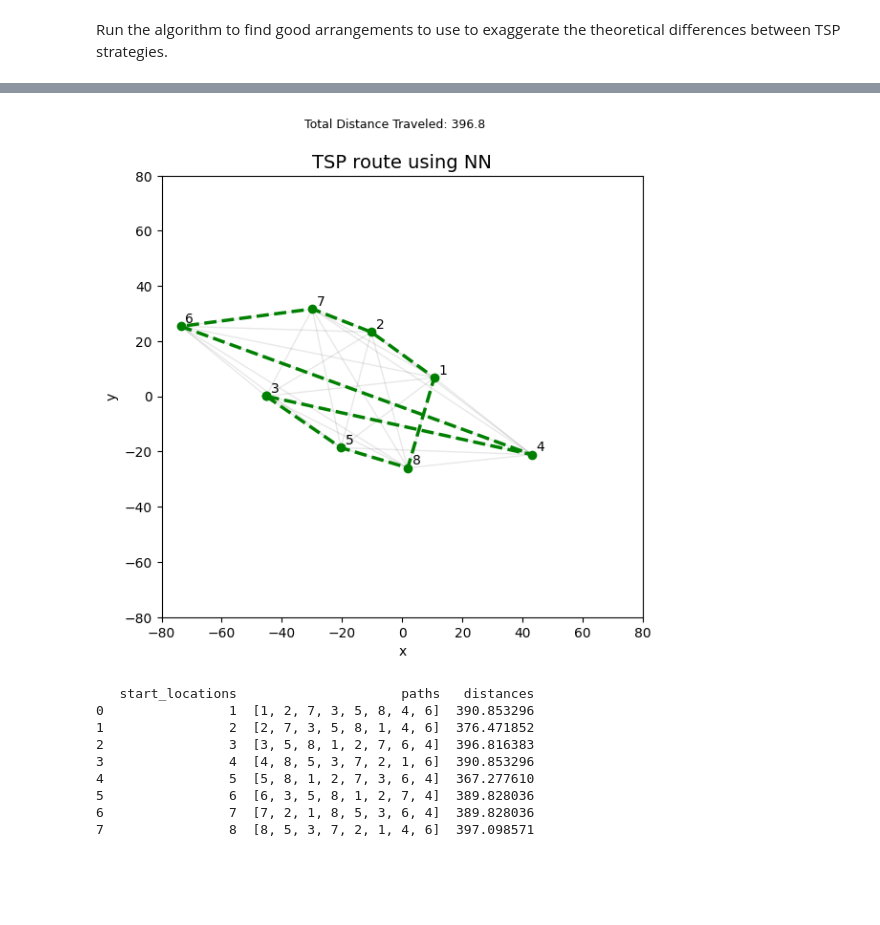
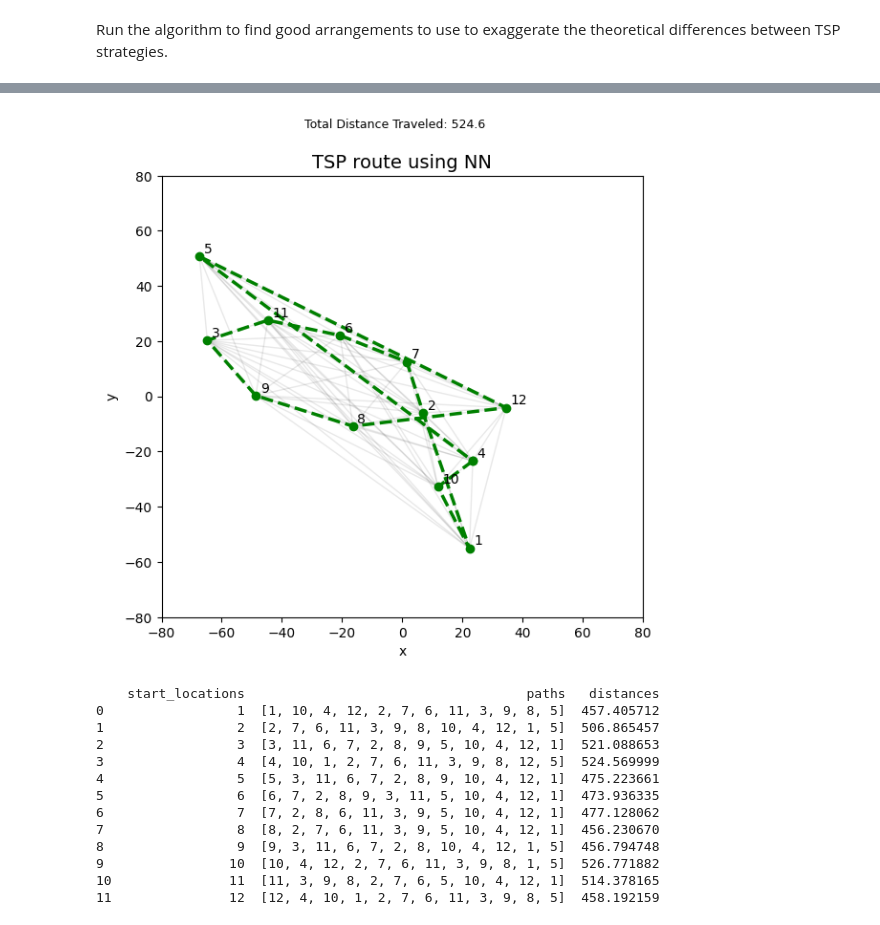
Before and after one commit to lcwat/tsp_solvers, a Jupyter notebook: notebooks/arrangement_creation.ipynb, the cells around one changed output, grey strips where cells are left out. Saved outputs shown, nothing was run; the diff lists cells and outputs as text; code cells hidden in the pictures; blank space fills up the shorter version.

Commit message:
generated more arrangements, changed the code in the ga b/c creating all permutations then selecting random ran into memory limits

```diff
--- a/notebooks/arrangement_creation.ipynb
+++ b/notebooks/arrangement_creation.ipynb
@@ -30,6 +29,6 @@ Run the algorithm to find good arrangements to use to exaggerate the theoretical
 # %%
 %run -i src/arr_ga_funs.py
 final_pop_arrangements = arrangement_ga(
-    n_population=70, polygon=poly, n_locations=8, n_generations=25,
-    crossover_rate=.75, mutation_rate=.5
+    n_population=50, polygon=poly, n_locations=12, n_generations=30,
+    crossover_rate=.9, mutation_rate=.45
 )
@@ -36,6 +56,8 @@ final_pop_arrangements = arrangement_ga(
 # %%
 %run -i src/arr_ga_funs.py
-best_deviation, best_deviation_score = arrangement_pop_summary(final_pop_arrangements)
+best_deviation, best_deviation_score = arrangement_pop_summary(
+    population=final_pop_arrangements, polygon=poly, n_locations=12
+)
 
 plot_arrangement(polygon=poly, arrangement_df=best_deviation)
 print(best_deviation_score)
@@ -51,5 +73,6 @@ Stdev:  40546.21049100037
 # %%
-i = random.randint(0, 60)
+%run -i src/arr_ga_funs.py
+i = random.randint(0, 50)
 arrangement_df = final_pop_arrangements[i]
 plot_arrangement(polygon=poly, arrangement_df=arrangement_df)
 print(find_deviation_score(arrangement_df))
@@ -62,14 +90,16 @@ best_deviation.to_csv("../arrangements/generated_nn_optimal8.csv")
 # %%
 # check out this or previous dfs
-arrangement_df = pd.read_csv("../arrangements/generated_nn_optimal8.csv")
+# arrangement_df = pd.read_csv("../arrangements/nn_suboptimal/designed_12p_nn_suboptimal1.csv")
+arrangement_df = best_deviation
 
 %run -i src/nn_funs.py
 %run -i src/ga_funs.py
+%run -i src/arr_ga_funs.py
 dist_matrix = euclid_distance_matrix(arrangement_df)
 ga_dict = run_all_ga(
-    locations_df=arrangement_df,path_len=8,dist_matrix=dist_matrix,
-    n_population=100, n_generations=25, crossover_rate=.9, mutation_rate=.5
+    locations_df=arrangement_df,path_len=12,dist_matrix=dist_matrix,
+    n_population=100, n_generations=50, crossover_rate=.9, mutation_rate=.7
 )
-plot_ga_path(1, ga_dict, arrangement_df)
+print(pd.DataFrame(ga_dict))
 print(find_deviation_score(arrangement_df))
 # %% [output]
@@ -78,17 +128,21 @@ print(find_deviation_score(arrangement_df))
 # %%
 # view nn paths
 %run -i src/nn_funs.py
-nn_dict = run_all_nn(arrangement_df, dist_matrix, 8)
-plot_nn_path(3, nn_dict, arrangement_df)
+nn_dict = run_all_nn(arrangement_df, dist_matrix, 12)
+plot_nn_path(4, nn_dict, arrangement_df)
 print(pd.DataFrame(nn_dict))
 # %% [output]
-[figure, old version]
+[figure, new version]
-   start_locations                     paths   distances
-0                1  [1, 2, 7, 3, 5, 8, 4, 6]  390.853296
-1                2  [2, 7, 3, 5, 8, 1, 4, 6]  376.471852
-2                3  [3, 5, 8, 1, 2, 7, 6, 4]  396.816383
-3                4  [4, 8, 5, 3, 7, 2, 1, 6]  390.853296
-4                5  [5, 8, 1, 2, 7, 3, 6, 4]  367.277610
-5                6  [6, 3, 5, 8, 1, 2, 7, 4]  389.828036
-6                7  [7, 2, 1, 8, 5, 3, 6, 4]  389.828036
-7                8  [8, 5, 3, 7, 2, 1, 4, 6]  397.098571
+    start_locations                                    paths   distances
+0                 1  [1, 10, 4, 12, 2, 7, 6, 11, 3, 9, 8, 5]  457.405712
+1                 2  [2, 7, 6, 11, 3, 9, 8, 10, 4, 12, 1, 5]  506.865457
+2                 3  [3, 11, 6, 7, 2, 8, 9, 5, 10, 4, 12, 1]  521.088653
+3                 4  [4, 10, 1, 2, 7, 6, 11, 3, 9, 8, 12, 5]  524.569999
+4                 5  [5, 3, 11, 6, 7, 2, 8, 9, 10, 4, 12, 1]  475.223661
+5                 6  [6, 7, 2, 8, 9, 3, 11, 5, 10, 4, 12, 1]  473.936335
+6                 7  [7, 2, 8, 6, 11, 3, 9, 5, 10, 4, 12, 1]  477.128062
+7                 8  [8, 2, 7, 6, 11, 3, 9, 5, 10, 4, 12, 1]  456.230670
+8                 9  [9, 3, 11, 6, 7, 2, 8, 10, 4, 12, 1, 5]  456.794748
+9                10  [10, 4, 12, 2, 7, 6, 11, 3, 9, 8, 1, 5]  526.771882
+10               11  [11, 3, 9, 8, 2, 7, 6, 5, 10, 4, 12, 1]  514.378165
+11               12  [12, 4, 10, 1, 2, 7, 6, 11, 3, 9, 8, 5]  458.192159
```
Also changed, not shown: parts of 8 cells of this notebook, 41 other files.
